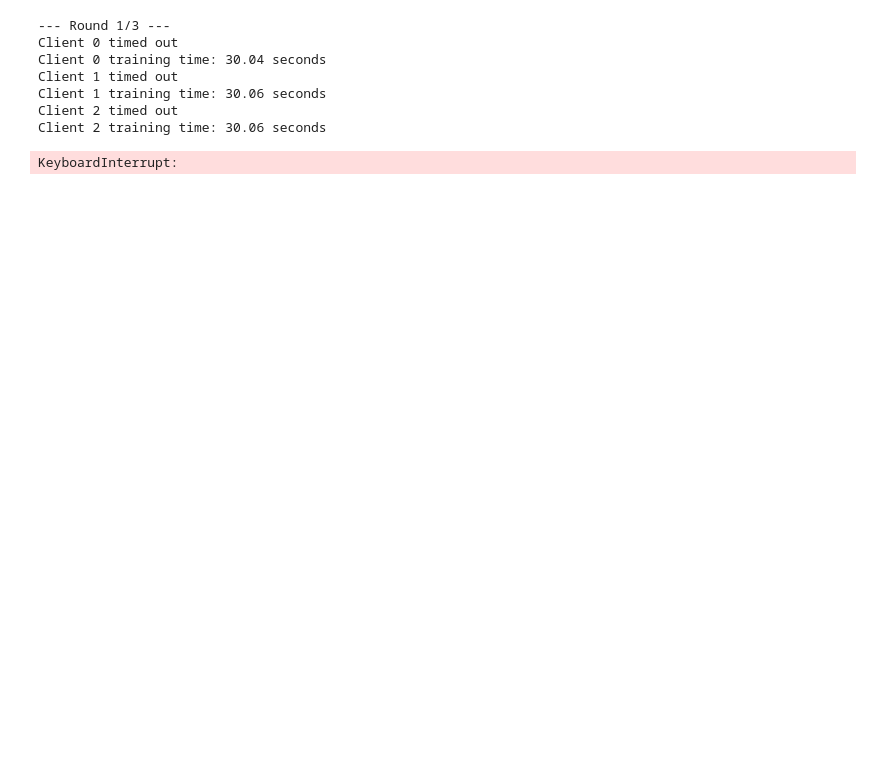
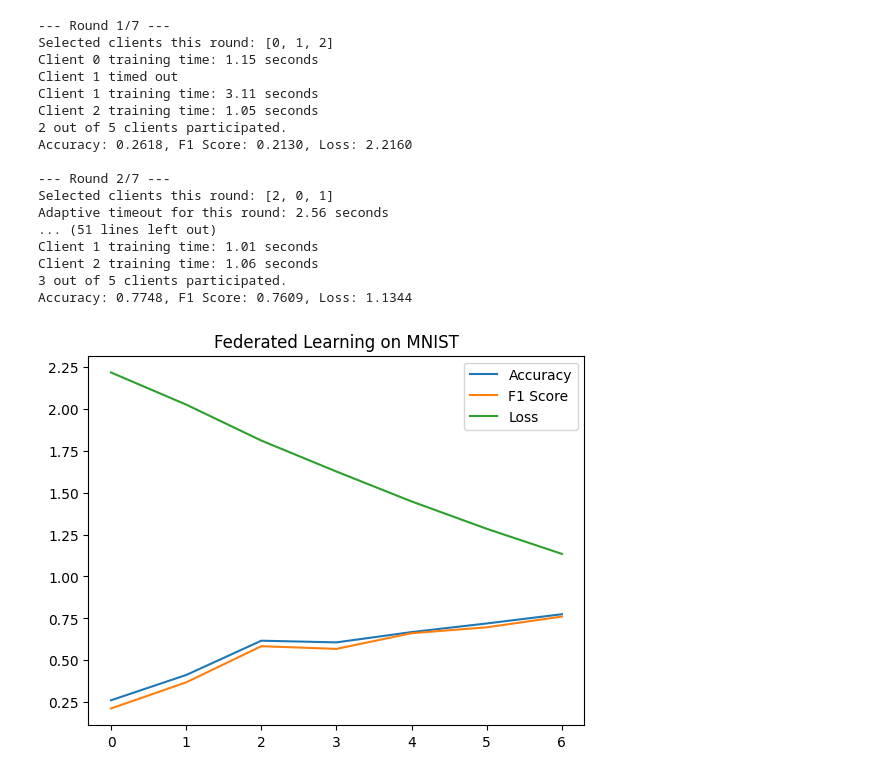
Before and after one commit to alansshots/federated-learning-institute-project, a Jupyter notebook: Straggler_MNIST.ipynb, the cells around one changed output. Cells and saved outputs as stored; diff of their text form; code cells hidden in the pictures; blank space fills up the shorter version.

Commit message:
Client Selection Optimization

```diff
--- a/Straggler_MNIST.ipynb
+++ b/Straggler_MNIST.ipynb
@@ -67,7 +67,7 @@ torch.backends.cudnn.benchmark = False
 
 def resnet18(num_classes, **kwargs):
     original_model = models.resnet18(**kwargs)
-    original_model.conv1 = nn.Conv2d(1, 64, kernel_size=3, stride=1, padding=1, bias=False)  # For MNIST: grayscale input
+    original_model.conv1 = nn.Conv2d(1, 64, kernel_size=3, stride=1, padding=1, bias=False)
     original_model.maxpool = nn.Identity()
     original_model.fc = nn.Linear(512, num_classes)
     return original_model
@@ -80,12 +80,12 @@ def uniform_allocation(Y, num_clients):
 
 # Hyperparameters
 num_clients = 5
-batch_size = 32
-global_epochs = 2
+batch_size = 64
+global_epochs = 7
 local_epochs = 1
 learning_rate = 1e-2
 loss_fn = nn.CrossEntropyLoss()
-timeout_seconds = 3
+#timeout_seconds = 3
 
 # Model
 model = resnet18(10)
@@ -99,10 +99,9 @@ transform = transforms.Compose([
 ])
 
 train_dataset = datasets.MNIST(root="./data", train=True, download=True, transform=transform)
-test_dataset = datasets.MNIST(root="./data", train=False, download=True, transform=transform)
 train_dataset.data = train_dataset.data[:5000]
 train_dataset.targets = train_dataset.targets[:5000]
-
+test_dataset = datasets.MNIST(root="./data", train=False, download=True, transform=transform)
 
 train_subsets = uniform_allocation(train_dataset.targets, num_clients)
 train_subsets = [torch.utils.data.Subset(train_dataset, indices) for indices in train_subsets]
@@ -123,6 +122,10 @@ def fed_avg(models):
             avg_state_dict[key].copy_(tmp / len(models))
     return avg_model
 
+# client performance
+client_times = [0.0 for _ in range(num_clients)]
+client_counts = [0 for _ in range(num_clients)]
+
 global_model = deepcopy(model).to(device)
 acc_list, f1_list, loss_list = [], [], []
 
@@ -130,7 +133,24 @@ for round in range(global_epochs):
     print(f"\n--- Round {round+1}/{global_epochs} ---")
     participating_clients = []
 
-    for i in range(num_clients):
+    # average training time, select top 3 fastest clients
+    avg_times = [
+        client_times[i] / client_counts[i] if client_counts[i] > 0 else float('inf')
+        for i in range(num_clients)
+    ]
+    selected_clients = sorted(range(num_clients), key=lambda i: avg_times[i])[:3]
+    print(f"Selected clients this round: {selected_clients}")
+
+        # Dynamically adjust timeout
+    filtered_avg_times = [t for t in avg_times if t != float('inf')]
+    if filtered_avg_times:
+        estimated_round_time = np.percentile(filtered_avg_times, 75)
+        timeout_seconds = estimated_round_time * 1.2
+        print(f"Adaptive timeout for this round: {timeout_seconds:.2f} seconds")
+    else:
+        timeout_seconds = 3
+
+    for i in selected_clients:
         client_models[i].load_state_dict(global_model.state_dict())
         client_models[i].train()
         start_time = time.time()
@@ -163,6 +183,8 @@ for round in range(global_epochs):
 
         end_time = time.time()
         print(f"Client {i} training time: {end_time - start_time:.2f} seconds")
+        client_times[i] += end_time - start_time
+        client_counts[i] += 1
 
     print(f"{len(participating_clients)} out of {num_clients} clients participated.")
 
@@ -176,37 +198,47 @@ for round in range(global_epochs):
     y_true, y_pred_all = [], []
 
     with torch.no_grad():
         for x, y in test_dataloader:
             x, y = x.to(device), y.to(device)
             logits = global_model(x)
             loss = loss_fn(logits, y)
             test_loss += loss.item()
             preds = torch.argmax(logits, dim=1)
             correct += (preds == y).sum().item()
             total += y.size(0)
             y_true.extend(y.cpu().numpy())
             y_pred_all.extend(preds.cpu().numpy())
 
     acc = correct / total
     f1 = f1_score(y_true, y_pred_all, average='macro')
     acc_list.append(acc)
     f1_list.append(f1)
     loss_list.append(test_loss / len(test_dataloader))
 
     print(f"Accuracy: {acc:.4f}, F1 Score: {f1:.4f}, Loss: {loss_list[-1]:.4f}")
 
 plt.plot(acc_list, label="Accuracy")
 plt.plot(f1_list, label="F1 Score")
 plt.plot(loss_list, label="Loss")
 plt.legend()
 plt.title("Federated Learning on MNIST")
 plt.show()
 # %% [output]
---- Round 1/3 ---
-Client 0 timed out
-Client 0 training time: 30.04 seconds
+--- Round 1/7 ---
+Selected clients this round: [0, 1, 2]
+Client 0 training time: 1.15 seconds
 Client 1 timed out
-Client 1 training time: 30.06 seconds
-Client 2 timed out
-Client 2 training time: 30.06 seconds
+Client 1 training time: 3.11 seconds
+Client 2 training time: 1.05 seconds
+2 out of 5 clients participated.
+Accuracy: 0.2618, F1 Score: 0.2130, Loss: 2.2160
+
+--- Round 2/7 ---
+Selected clients this round: [2, 0, 1]
+Adaptive timeout for this round: 2.56 seconds
+... (51 lines left out)
+Client 1 training time: 1.01 seconds
+Client 2 training time: 1.06 seconds
+3 out of 5 clients participated.
+Accuracy: 0.7748, F1 Score: 0.7609, Loss: 1.1344
-KeyboardInterrupt:
+[figure, added]
```
